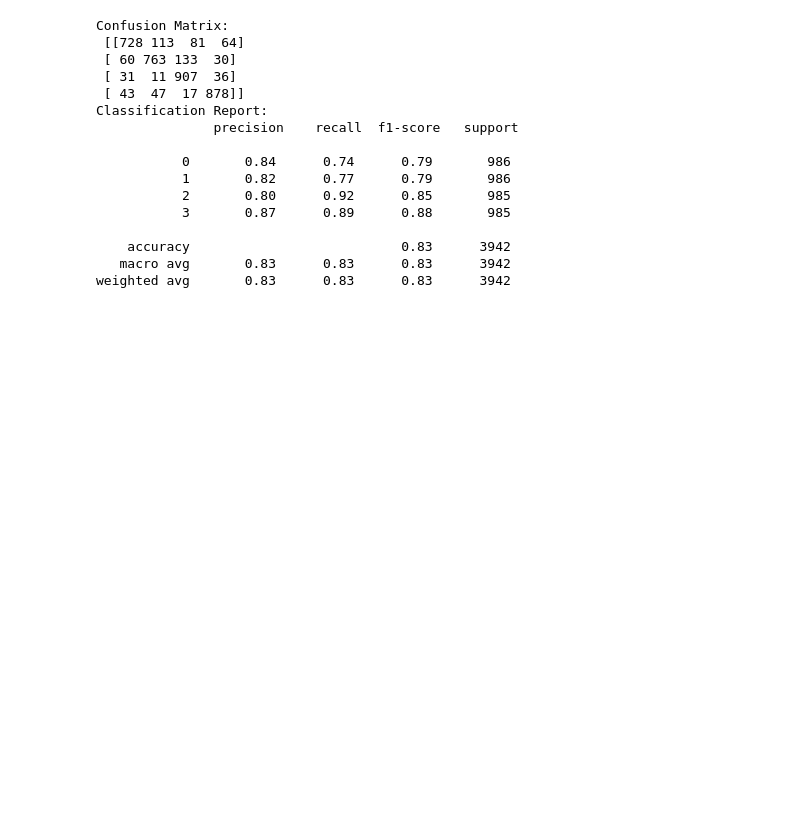
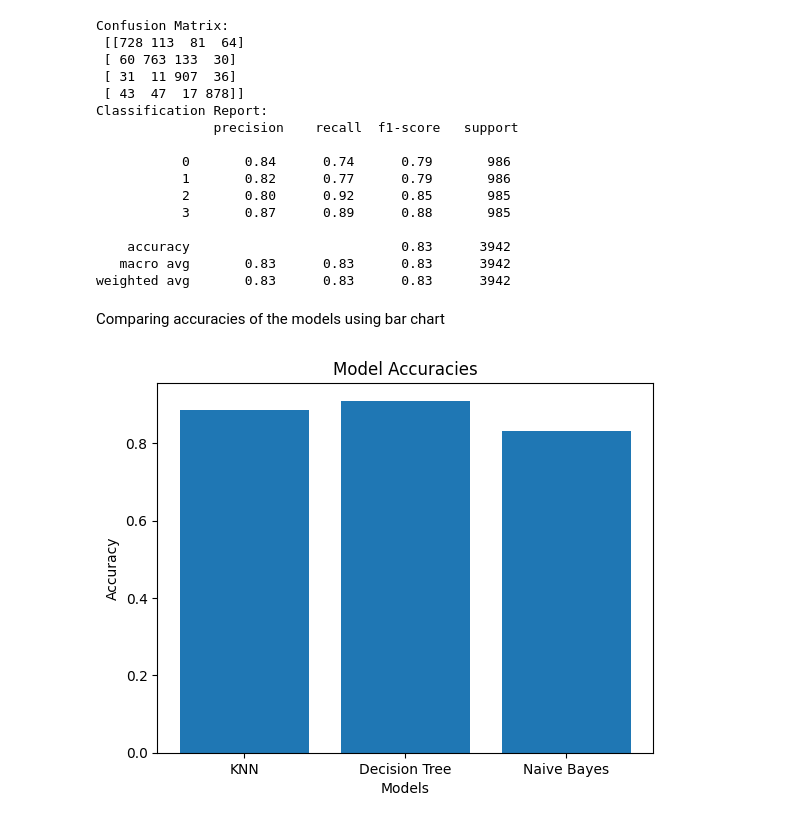
Before and after one commit to salim-miah/Weather-Prediction, a Jupyter notebook: trainingmodels.ipynb, the cells around one changed output. Saved outputs shown, nothing was run; the diff lists cells and outputs as text; code cells hidden in the pictures; blank space fills up the shorter version.

Commit message:
Comparing the prediction accuracies of the models using bar chart

```diff
--- a/trainingmodels.ipynb
+++ b/trainingmodels.ipynb
@@ -69,11 +69,14 @@ print("Test set accuracy: {:.2f}".format(knn.score(X_test, y_test)))
 # %% [output]
 Test set accuracy: 0.89
 # %%
+from sklearn.metrics import accuracy_score, classification_report, confusion_matrix
+
 knn=KNeighborsClassifier()
 
 knn.fit(X_train_scaled, y_train)
 y_pred = knn.predict(X_test_scaled)
-print("Test set accuracy: {:.2f}".format(knn.score(X_test_scaled, y_test)))
+accuracy1 = accuracy_score(y_test, y_pred)
+print("Test set accuracy: {:.2f}".format(accuracy1))
 # %% [output]
 Test set accuracy: 0.89
 # %%
@@ -132,6 +133,7 @@ tree.plot_tree(clf)
 # %%
 y_pred = clf.predict(X_test_scaled)
-print("Test set accuracy: {:.2f}".format(clf.score(X_test_scaled, y_test)))
+accuracy2 = accuracy_score(y_test, y_pred)
+print("Test set accuracy: {:.2f}".format(accuracy2))
 # %% [output]
 Test set accuracy: 0.91
 # %%
@@ -164,7 +166,8 @@ from sklearn.naive_bayes import GaussianNB
 from sklearn.metrics import accuracy_score, classification_report, confusion_matrix
 gnb = GaussianNB()
 y_pred = gnb.fit(X_train_scaled, y_train).predict(X_test_scaled)
-print("Test set accuracy: {:.2f}".format(gnb.score(X_test_scaled, y_test)))
+accuracy3 = accuracy_score(y_test, y_pred)
+print("Test set accuracy: {:.2f}".format(accuracy3))
 # %% [output]
 Test set accuracy: 0.83
 # %%
@@ -190,3 +193,16 @@ Classification Report:
     accuracy                           0.83      3942
    macro avg       0.83      0.83      0.83      3942
 weighted avg       0.83      0.83      0.83      3942
+# %% [markdown]
+Comparing accuracies of the models using bar chart
+# %%
+models = ['KNN', 'Decision Tree', 'Naive Bayes']
+accuracies = [accuracy1, accuracy2, accuracy3]
+
+plt.bar(models, accuracies)
+plt.title('Model Accuracies')
+plt.xlabel('Models')
+plt.ylabel('Accuracy')
+plt.show()
+# %% [output]
+[figure, added]
```
Also changed, not shown: parts of 3 cells of this notebook.
